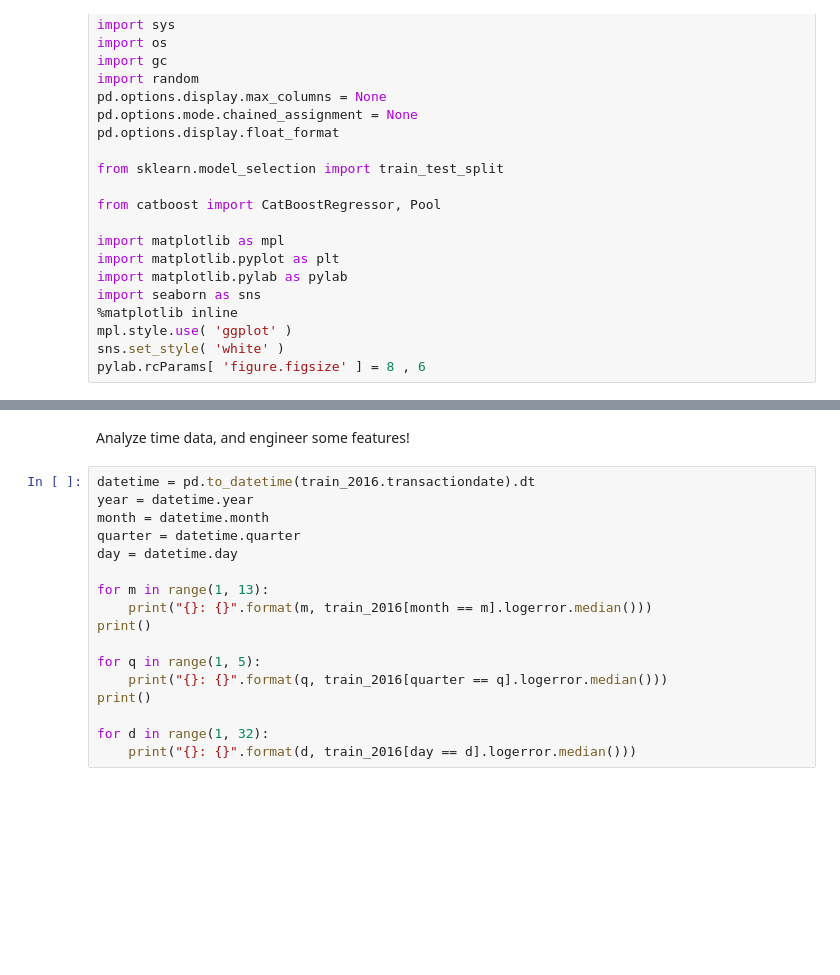
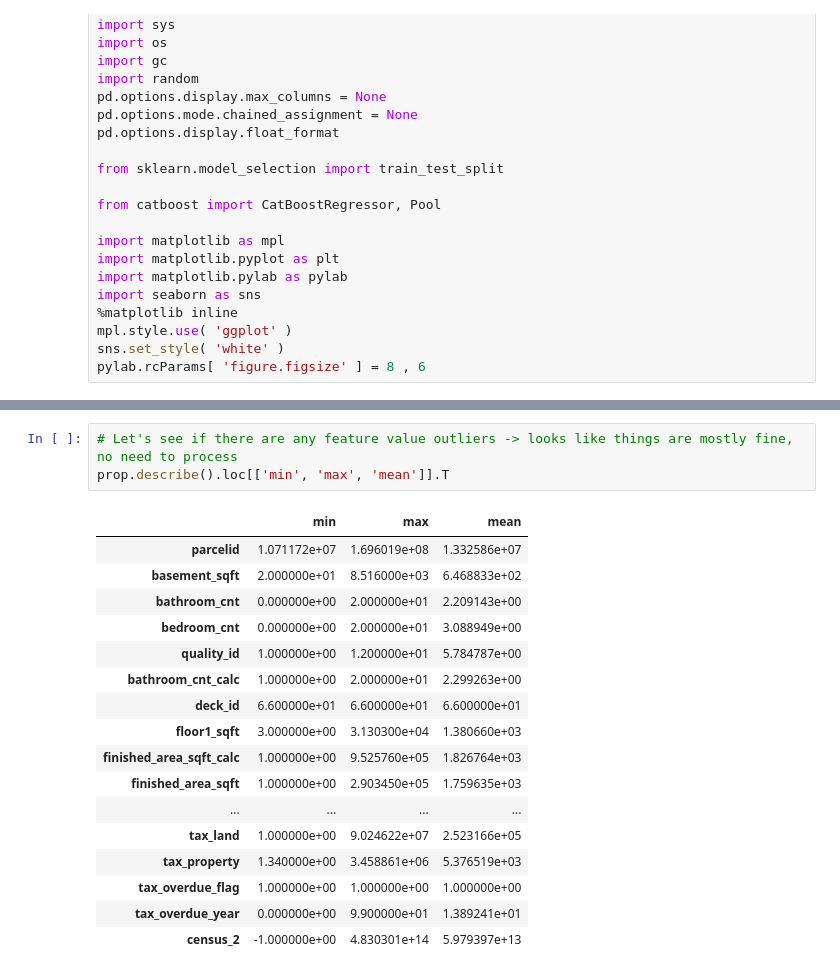
Before and after one commit to junjiedong/Zillow-Kaggle, a Jupyter notebook: explanatory.ipynb, the cells around one changed output, grey strips where cells are left out. Drawn from its saved outputs; the diff is of its cells as text; blank space fills up the shorter version.

```diff
--- a/explanatory.ipynb
+++ b/explanatory.ipynb
@@ -76,20 +124,22 @@ train_2016 = train_2016[abs(train_2016.logerror) <= threshold]
-# %% [markdown]
-Analyze time data, and engineer some features!
-# %%
-datetime = pd.to_datetime(train_2016.transactiondate).dt
-year = datetime.year
-month = datetime.month
-quarter = datetime.quarter
-day = datetime.day
-
-for m in range(1, 13):
-    print("{}: {}".format(m, train_2016[month == m].logerror.median()))
-print()
-
-for q in range(1, 5):
-    print("{}: {}".format(q, train_2016[quarter == q].logerror.median()))
-print()
-
-for d in range(1, 32):
-    print("{}: {}".format(d, train_2016[day == d].logerror.median()))
+# %%
+# Let's see if there are any feature value outliers -> looks like things are mostly fine, no need to process
+prop.describe().loc[['min', 'max', 'mean']].T
+# %% [output]
+|  | min | max | mean |
+| parcelid | 1.071172e+07 | 1.696019e+08 | 1.332586e+07 |
+| basement_sqft | 2.000000e+01 | 8.516000e+03 | 6.468833e+02 |
+| bathroom_cnt | 0.000000e+00 | 2.000000e+01 | 2.209143e+00 |
+| bedroom_cnt | 0.000000e+00 | 2.000000e+01 | 3.088949e+00 |
+| quality_id | 1.000000e+00 | 1.200000e+01 | 5.784787e+00 |
+| bathroom_cnt_calc | 1.000000e+00 | 2.000000e+01 | 2.299263e+00 |
+| deck_id | 6.600000e+01 | 6.600000e+01 | 6.600000e+01 |
+| floor1_sqft | 3.000000e+00 | 3.130300e+04 | 1.380660e+03 |
+| finished_area_sqft_calc | 1.000000e+00 | 9.525760e+05 | 1.826764e+03 |
+| finished_area_sqft | 1.000000e+00 | 2.903450e+05 | 1.759635e+03 |
+| ... | ... | ... | ... |
+| tax_land | 1.000000e+00 | 9.024622e+07 | 2.523166e+05 |
+| tax_property | 1.340000e+00 | 3.458861e+06 | 5.376519e+03 |
+| tax_overdue_flag | 1.000000e+00 | 1.000000e+00 | 1.000000e+00 |
+| tax_overdue_year | 0.000000e+00 | 9.900000e+01 | 1.389241e+01 |
+| census_2 | -1.000000e+00 | 4.830301e+14 | 5.979397e+13 |
 # %%
```
Also changed, not shown: parts of 15 cells of this notebook, 3 other files.
